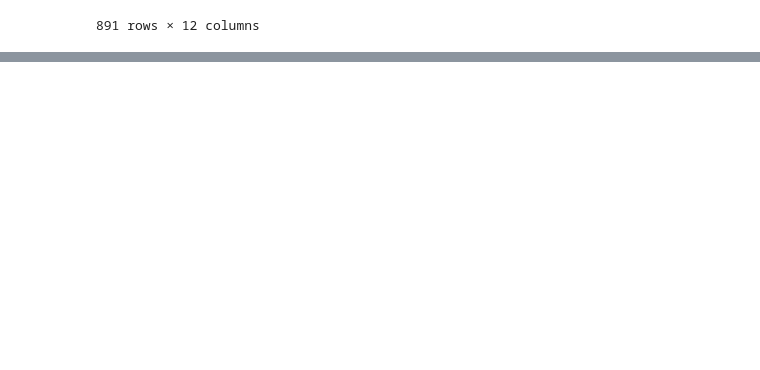
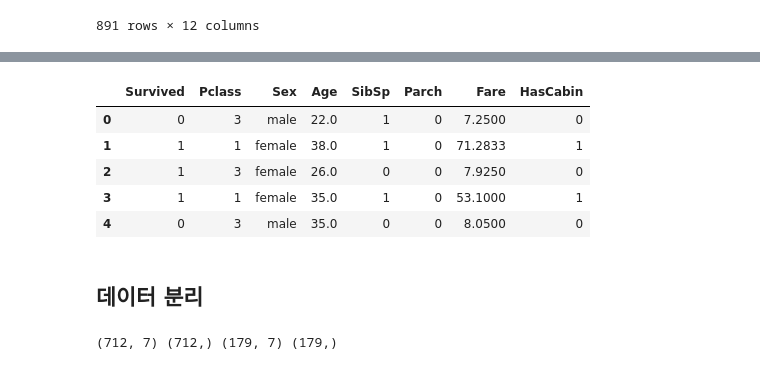
Before and after one commit to deepnhkim/ajou_mlops_hw02, a Jupyter notebook: src/hw02_main.ipynb, the cells around one changed output, grey strips where cells are left out. Saved outputs shown, nothing was run; the diff lists cells and outputs as text; code cells hidden in the pictures; blank space fills up the shorter version.

```diff
--- a/src/hw02_main.ipynb
+++ b/src/hw02_main.ipynb
@@ -29,0 +50,4 @@ display(df)
+# %%
+df_na = df.copy()
+
+sns.histplot(df, x='Age')
@@ -29,0 +57,4 @@ display(df)
+# %%
+# Age는 median으로 처리
+df_na['Age'] = df_na['Age'].fillna(value=df_na['Age'].median())
+df_na['Age'].isnull().sum()
@@ -29,0 +88,25 @@ display(df)
+# %%
+df_na.head()
+# %% [output]
+|  | Survived | Pclass | Sex | Age | SibSp | Parch | Fare | HasCabin |
+| 0 | 0 | 3 | male | 22.0 | 1 | 0 | 7.2500 | 0 |
+| 1 | 1 | 1 | female | 38.0 | 1 | 0 | 71.2833 | 1 |
+| 2 | 1 | 3 | female | 26.0 | 0 | 0 | 7.9250 | 0 |
+| 3 | 1 | 1 | female | 35.0 | 1 | 0 | 53.1000 | 1 |
+| 4 | 0 | 3 | male | 35.0 | 0 | 0 | 8.0500 | 0 |
+# %% [markdown]
+## 데이터 분리
+# %%
+## 데이터 분리
+# X, y 분리
+target = 'Survived'
+X = df_na.drop(columns=target)
+y = df_na[target]
+
+from sklearn.model_selection import train_test_split
+
+X_train, X_test, y_train, y_test = train_test_split(X, y, test_size=0.2, random_state=42)
+
+print(X_train.shape, y_train.shape, X_test.shape, y_test.shape)
+# %% [output]
+(712, 7) (712,) (179, 7) (179,)
```
Also changed, not shown: parts of 25 cells of this notebook.
